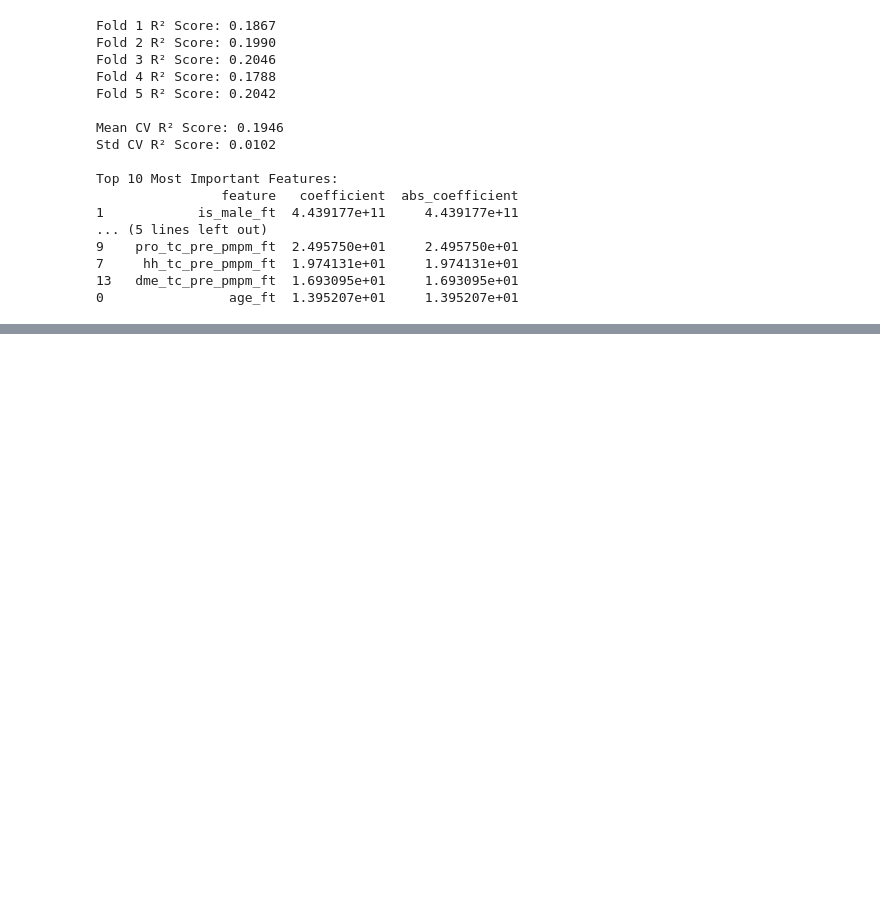
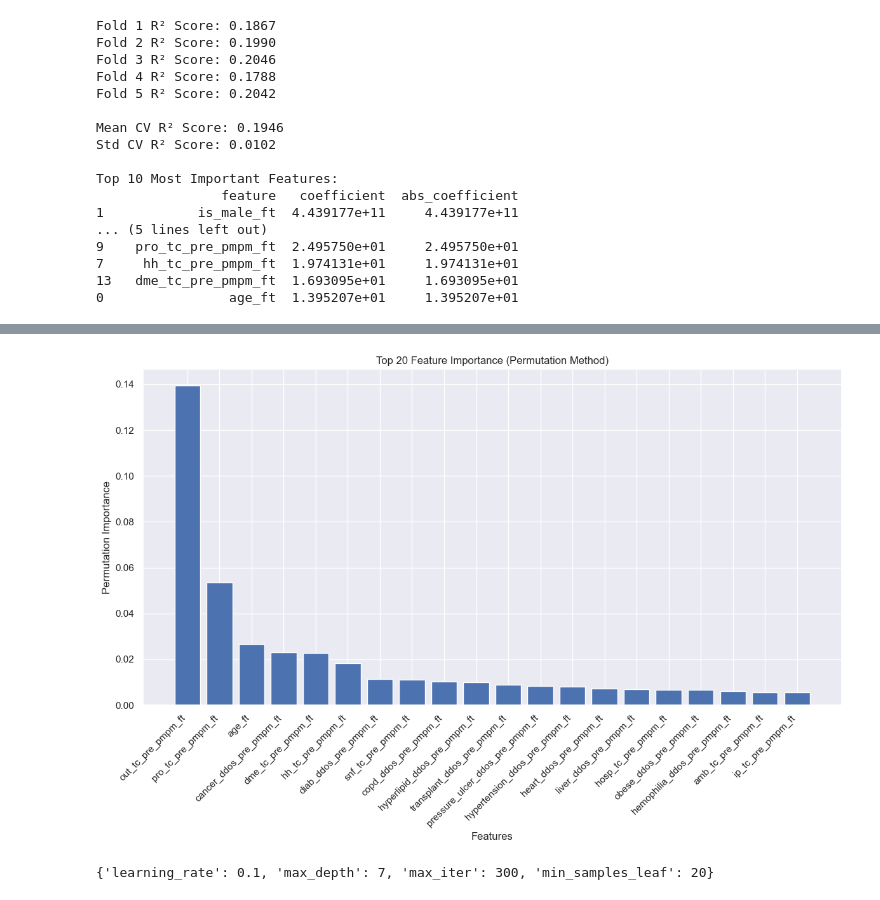
Before and after one commit to Main-Street-Health/data-analytics, a Jupyter notebook: notebooks/cost_modelling/20250210_cost_modelling.ipynb, the cells around one changed output, grey strips where cells are left out. Drawn from its saved outputs; the diff is of its cells as text; code cells hidden in the pictures; blank space fills up the shorter version.

Commit message:
Revving cost pred model

```diff
--- a/notebooks/cost_modelling/20250210_cost_modelling.ipynb
+++ b/notebooks/cost_modelling/20250210_cost_modelling.ipynb
@@ -170,3 +170,36 @@ Top 10 Most Important Features:
 7     hh_tc_pre_pmpm_ft  1.974131e+01     1.974131e+01
 13   dme_tc_pre_pmpm_ft  1.693095e+01     1.693095e+01
 0                age_ft  1.395207e+01     1.395207e+01
+# %%
+# Initialize HistGradientBoostingRegressor
+model = HistGradientBoostingRegressor(random_state=42)
+
+# Initialize cross-validation scores list
+cv_scores = []
+
+# Perform k-fold cross-validation
+for fold, (train_idx, val_idx) in enumerate(kf.split(X_train)):
+    # Split data
+    X_fold_train = X_train.iloc[train_idx]
+    X_fold_val = X_train.iloc[val_idx]
+    y_fold_train = y_train.iloc[train_idx]
+    y_fold_val = y_train.iloc[val_idx]
+
+    # Scale features
+    X_fold_train_scaled = scaler.fit_transform(X_fold_train)
+    X_fold_val_scaled = scaler.transform(X_fold_val)
+
+    # Train model
+    model.fit(X_fold_train_scaled, y_fold_train)
+
+    # Make predictions
+    y_pred = model.predict(X_fold_val_scaled)
+
+    # Calculate R2 score
+    r2 = r2_score(y_fold_val, y_pred)
+    cv_scores.append(r2)
+
+    print(f"Fold {fold + 1} R² Score: {r2:.4f}")
+
+print(f"\nMean CV R² Score: {np.mean(cv_scores):.4f}")
+print(f"Std CV R² Score: {np.std(cv_scores):.4f}")
@@ -172,0 +300,30 @@ Top 10 Most Important Features:
+# %%
+
+# Create bar plot of feature importance
+plt.figure(figsize=(12, 8))
+plt.bar(range(20), importances['importance'][:20])
+plt.xticks(range(20), importances['feature'][:20], rotation=45, ha='right')
+plt.xlabel('Features')
+plt.ylabel('Permutation Importance')
+plt.title('Top 20 Feature Importance (Permutation Method)')
+plt.tight_layout()
+plt.show()
+# %% [output]
+[figure, added]
+# %%
+from sklearn.model_selection import GridSearchCV
+
+param_grid = {
+    'learning_rate': [0.01, 0.05, 0.1],
+    'max_iter': [100, 200, 300],
+    'max_depth': [3, 5, 7],
+    'min_samples_leaf': [20, 50, 100]
+}
+grid_search = GridSearchCV(HistGradientBoostingRegressor(random_state=42),
+                          param_grid,
+                          cv=5,
+                          scoring='r2')
+grid_search.fit(X_train_scaled, y_train)
+print(grid_search.best_params_)
+# %% [output]
+{'learning_rate': 0.1, 'max_depth': 7, 'max_iter': 300, 'min_samples_leaf': 20}
```
Also changed, not shown: parts of 8 cells of this notebook, 8 other files.
